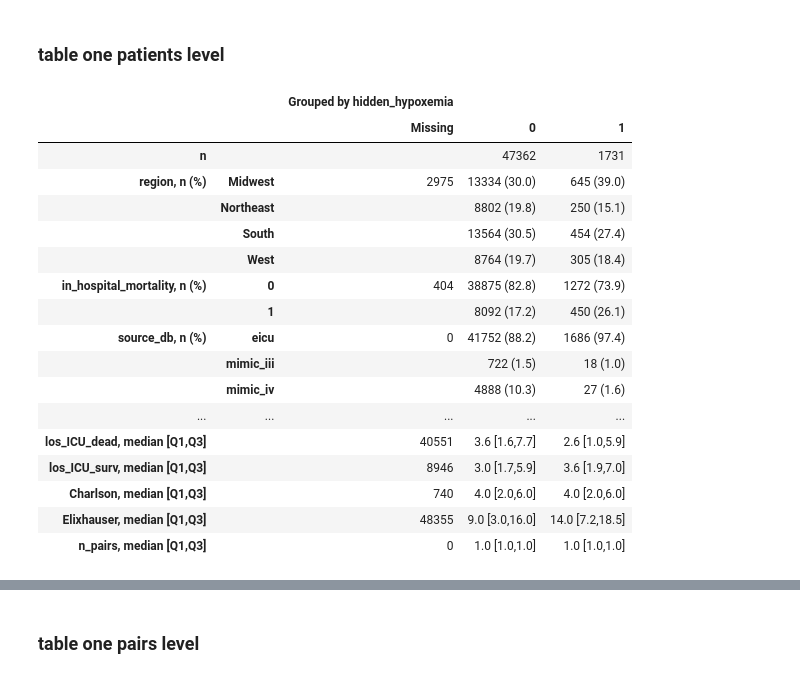
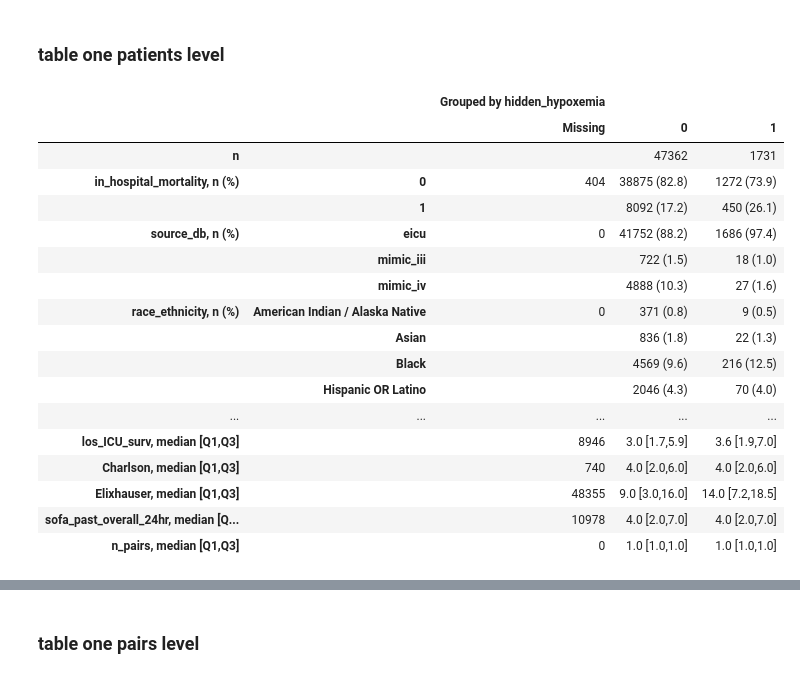
Before and after one commit to joamats/pulse-ox-dataset, a Jupyter notebook: notebooks/3_tableones.ipynb, the cells around one changed output, grey strips where cells are left out. Drawn from its saved outputs; the diff is of its cells as text; code cells hidden in the pictures.

```diff
--- a/notebooks/3_tableones.ipynb
+++ b/notebooks/3_tableones.ipynb
@@ -172,11 +172,11 @@ bgs = ["pH", "pCO2", "pO2", "SaO2", "SpO2", "delta_SpO2",
        "Carboxyhemoglobin", "Methemoglobin"]
 
 pat_categ = ["source_db", "region", "sex_female",
-             "race_ethnicity", "in_hospital_mortality"]
+             "race_ethnicity", "in_hospital_mortality", 'hidden_hypoxemia']
 
 pat_cont = ["admission_age","weight_admission", "height_admission",
             "BMI_admission", "los_hosp_dead", "los_hosp_surv",
-            "los_ICU_dead", "los_ICU_surv","Charlson", "Elixhauser", 'n_pairs']
+            "los_ICU_dead", "los_ICU_surv","Charlson", "Elixhauser", 'sofa_past_overall_24hr', 'n_pairs']
 # %% [markdown]
 ## strat by source_db
 # %% [markdown]
@@ -356,39 +357,39 @@ with pd.option_context('display.max_columns', None, 'display.max_rows',None):
 # %%
 groupby = ["hidden_hypoxemia"]
 categ = list(set(pat_categ) - set(groupby))
 nonnorm = pat_cont
 cols = categ + nonnorm
 
 data_pat = data.groupby(by=["subject_id", "hospital_admission_id"]).first().reset_index()
 
 table1_pat = TableOne(data_pat, columns=cols,
                       groupby=groupby, categorical=categ, nonnormal=nonnorm,
                       missing=True, overall=False)
 
 with pd.option_context('display.max_columns', None, 'display.max_rows',None):
   display(table1_pat)
 
   # also download
-  table1_pat.to_excel('table1_pat_by_HH2.xlsx')
-  files.download('table1_pat_by_HH2.xlsx')
+  table1_pat.to_excel('table1_pat_by_HH.xlsx')
+  files.download('table1_pat_by_HH.xlsx')
 # %% [output]
 |  |  | Grouped by hidden_hypoxemia |  |  |
 |  |  | Missing | 0 | 1 |
 | n |  |  | 47362 | 1731 |
-| region, n (%) | Midwest | 2975 | 13334 (30.0) | 645 (39.0) |
-|  | Northeast |  | 8802 (19.8) | 250 (15.1) |
-|  | South |  | 13564 (30.5) | 454 (27.4) |
-|  | West |  | 8764 (19.7) | 305 (18.4) |
 | in_hospital_mortality, n (%) | 0 | 404 | 38875 (82.8) | 1272 (73.9) |
 |  | 1 |  | 8092 (17.2) | 450 (26.1) |
 | source_db, n (%) | eicu | 0 | 41752 (88.2) | 1686 (97.4) |
 |  | mimic_iii |  | 722 (1.5) | 18 (1.0) |
 |  | mimic_iv |  | 4888 (10.3) | 27 (1.6) |
+| race_ethnicity, n (%) | American Indian / Alaska Native | 0 | 371 (0.8) | 9 (0.5) |
+|  | Asian |  | 836 (1.8) | 22 (1.3) |
+|  | Black |  | 4569 (9.6) | 216 (12.5) |
+|  | Hispanic OR Latino |  | 2046 (4.3) | 70 (4.0) |
 | ... | ... | ... | ... | ... |
-| los_ICU_dead, median [Q1,Q3] |  | 40551 | 3.6 [1.6,7.7] | 2.6 [1.0,5.9] |
 | los_ICU_surv, median [Q1,Q3] |  | 8946 | 3.0 [1.7,5.9] | 3.6 [1.9,7.0] |
 | Charlson, median [Q1,Q3] |  | 740 | 4.0 [2.0,6.0] | 4.0 [2.0,6.0] |
 | Elixhauser, median [Q1,Q3] |  | 48355 | 9.0 [3.0,16.0] | 14.0 [7.2,18.5] |
+| sofa_past_overall_24hr, median [Q... |  | 10978 | 4.0 [2.0,7.0] | 4.0 [2.0,7.0] |
 | n_pairs, median [Q1,Q3] |  | 0 | 1.0 [1.0,1.0] | 1.0 [1.0,1.0] |
 [interactive output not drawn]
 [interactive output not drawn]
```
Also changed, not shown: parts of 4 cells of this notebook, 2 other files.
